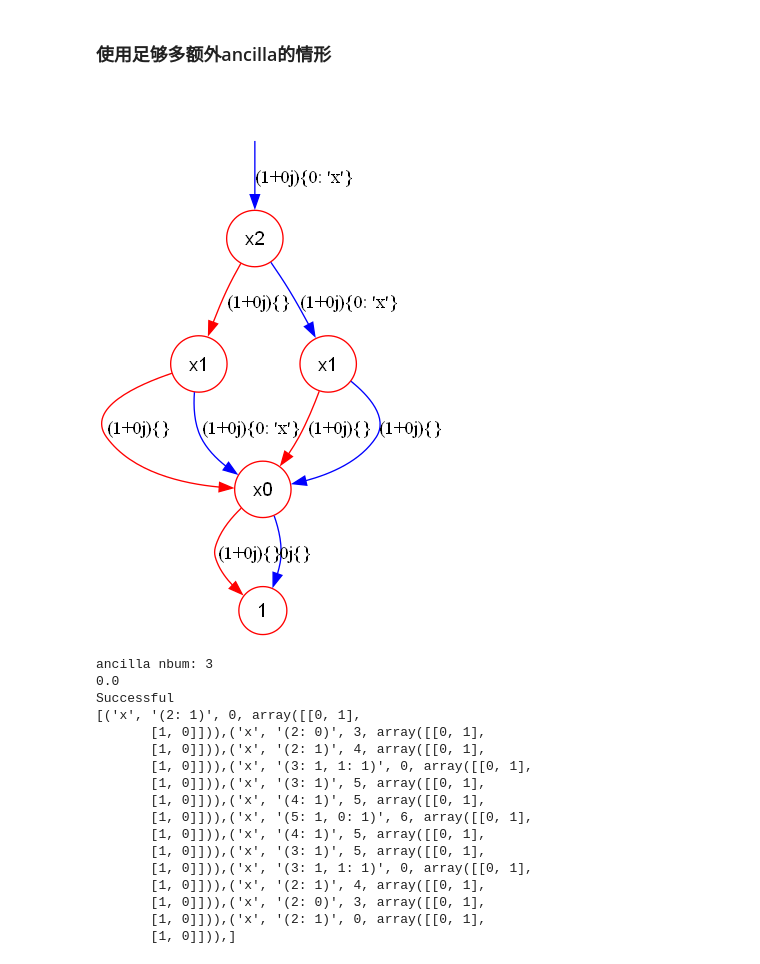
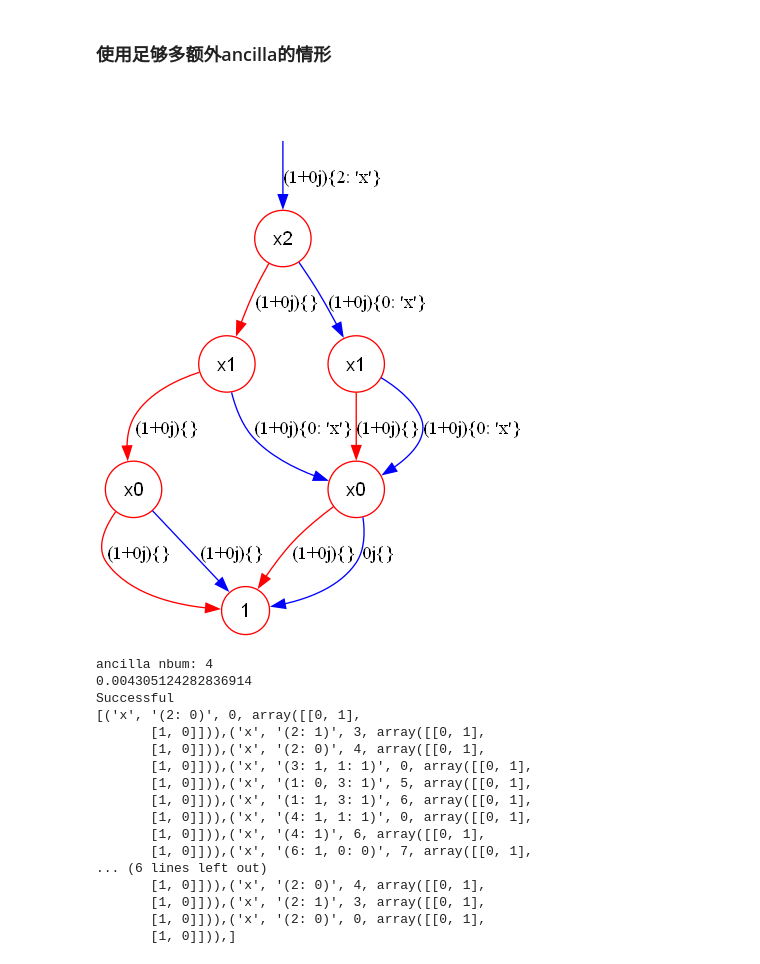
Before and after one commit to Veriqc/LimTDD_Oracle_Syn, a Jupyter notebook: Oracle_Syn3.ipynb, the cells around one changed output. Saved outputs shown, nothing was run; the diff lists cells and outputs as text; code cells hidden in the pictures.

```diff
--- a/Oracle_Syn3.ipynb
+++ b/Oracle_Syn3.ipynb
@@ -224,11 +224,20 @@ def verify_success(cir,data,n,anc_num):
             print('Not Successful, see input:',input)
     print('Successful')
 # %%
+# n=3
+# tdd,data = get_ramdom_TDD(n)
+# tdd.show()
+
 n = 3
-tdd,data = get_ramdom_TDD(n)
+# vec = np.array([0,1,1,0,1,1,0,1])
+vec = np.array([1,1,0,1,0,1,1,0])
+data = vector_to_tensor(vec,n)
+tdd,data = get_ramdom_TDD(n,data)
+tdd.map=tdd.map.append_new_map(2,1,0)
+data = np.array([0,1,1,0,1,1,0,1])
 tdd.show()
 # %% [output]
-[figure, old version]
+[figure, new version]
 # %%
 t_start = time.time()
 cir,anc_num = oracle_syn3(tdd,n_r=n)
@@ -237,22 +246,22 @@ print(time.time()-t_start)
 verify_success(cir,data,n,anc_num)
 print(cir)
 # %% [output]
-ancilla nbum: 3
-0.0
+ancilla nbum: 4
+0.004305124282836914
 Successful
-[('x', '(2: 1)', 0, array([[0, 1],
-       [1, 0]])),('x', '(2: 0)', 3, array([[0, 1],
-       [1, 0]])),('x', '(2: 1)', 4, array([[0, 1],
+[('x', '(2: 0)', 0, array([[0, 1],
+       [1, 0]])),('x', '(2: 1)', 3, array([[0, 1],
+       [1, 0]])),('x', '(2: 0)', 4, array([[0, 1],
        [1, 0]])),('x', '(3: 1, 1: 1)', 0, array([[0, 1],
-       [1, 0]])),('x', '(3: 1)', 5, array([[0, 1],
-       [1, 0]])),('x', '(4: 1)', 5, array([[0, 1],
-       [1, 0]])),('x', '(5: 1, 0: 1)', 6, array([[0, 1],
-       [1, 0]])),('x', '(4: 1)', 5, array([[0, 1],
-       [1, 0]])),('x', '(3: 1)', 5, array([[0, 1],
-       [1, 0]])),('x', '(3: 1, 1: 1)', 0, array([[0, 1],
-       [1, 0]])),('x', '(2: 1)', 4, array([[0, 1],
-       [1, 0]])),('x', '(2: 0)', 3, array([[0, 1],
-       [1, 0]])),('x', '(2: 1)', 0, array([[0, 1],
+       [1, 0]])),('x', '(1: 0, 3: 1)', 5, array([[0, 1],
+       [1, 0]])),('x', '(1: 1, 3: 1)', 6, array([[0, 1],
+       [1, 0]])),('x', '(4: 1, 1: 1)', 0, array([[0, 1],
+       [1, 0]])),('x', '(4: 1)', 6, array([[0, 1],
+       [1, 0]])),('x', '(6: 1, 0: 0)', 7, array([[0, 1],
+... (6 lines left out)
+       [1, 0]])),('x', '(2: 0)', 4, array([[0, 1],
+       [1, 0]])),('x', '(2: 1)', 3, array([[0, 1],
+       [1, 0]])),('x', '(2: 0)', 0, array([[0, 1],
        [1, 0]])),]
 # %%
 t_start = time.time()
```
Also changed, not shown: parts of 1 cell of this notebook, 3 other files.
